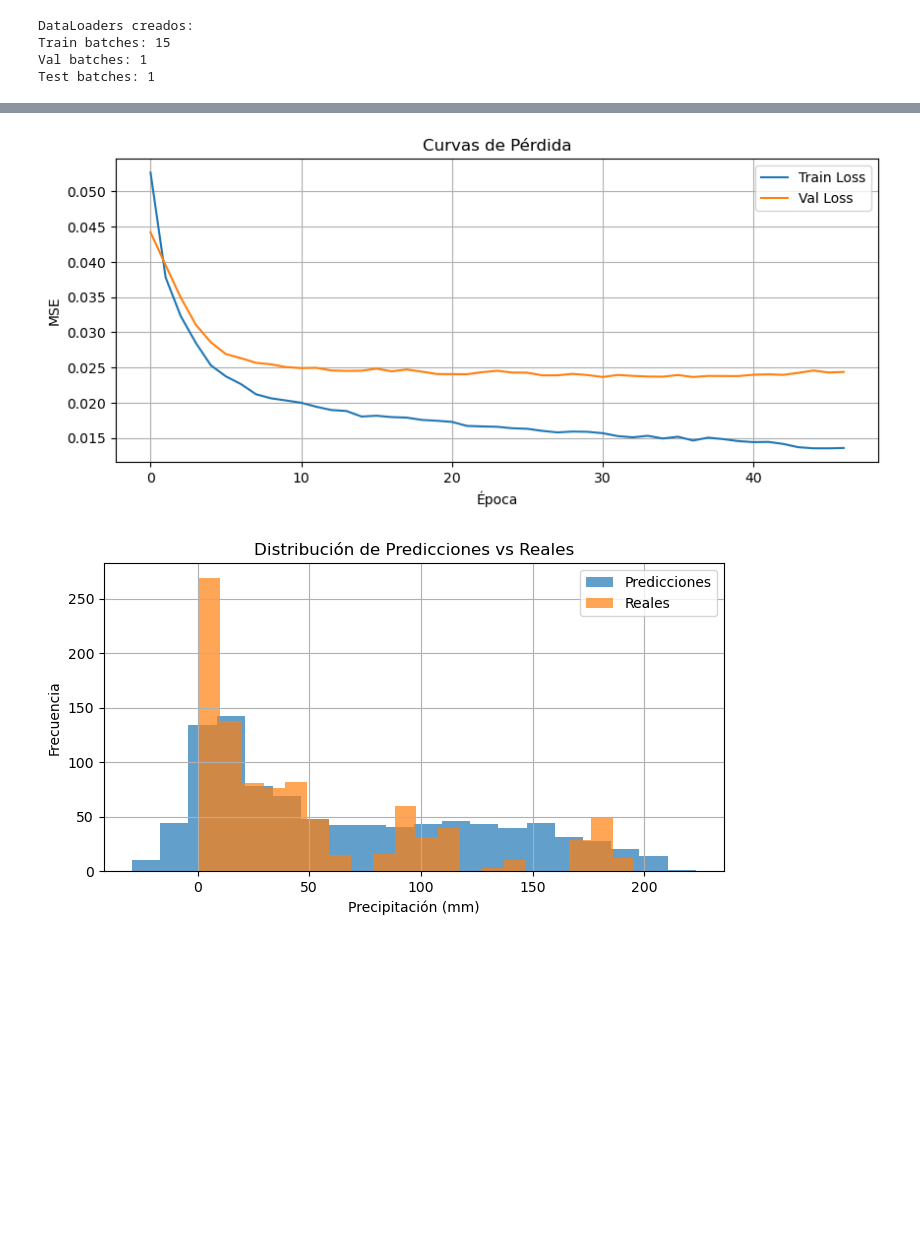
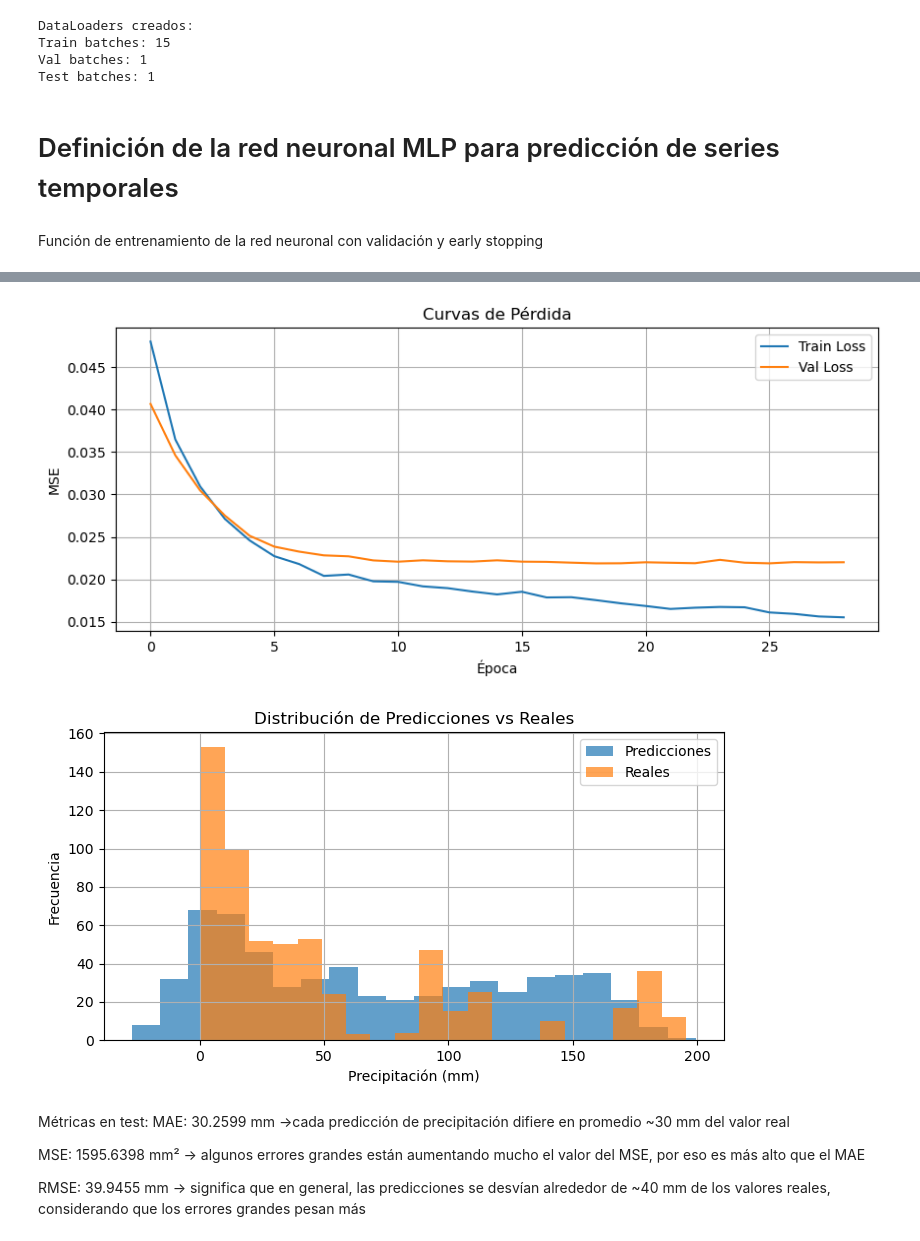
Before and after one commit to MjlMedrano/SIS420-IA-, a Jupyter notebook: Parcial/!erpractica/1erParcial.ipynb, the cells around one changed output, grey strips where cells are left out. Saved outputs shown, nothing was run; the diff lists cells and outputs as text; code cells hidden in the pictures; blank space fills up the shorter version.

```diff
--- a/Parcial/!erpractica/1erParcial.ipynb
+++ b/Parcial/!erpractica/1erParcial.ipynb
@@ -179,13 +204,15 @@ DataLoaders creados:
 Train batches: 15
 Val batches: 1
 Test batches: 1
+# %% [markdown]
+# Definición de la red neuronal MLP para predicción de series temporales
 # %%
 class MLPredictor(nn.Module):
-    def __init__(self, input_size=720, hidden_size=256, output_size=30, dropout=0.2):
+    def __init__(self, input_size=864, hidden_size=256, output_size=30, dropout=0.2):  # Número de características de entrada. Aquí es input_window (72 meses) × num_features (12) = 864.
         super(MLPredictor, self).__init__()
         self.fc1 = nn.Linear(input_size, hidden_size)
         self.relu = nn.ReLU()
-        self.dropout = nn.Dropout(dropout)
+        self.dropout = nn.Dropout(dropout) # Dropout para regularización desactiva el 20% de las neuronas
         self.fc2 = nn.Linear(hidden_size, output_size)
 
     def forward(self, x):
@@ -194,6 +221,8 @@ class MLPredictor(nn.Module):
         out = self.dropout(out)
         out = self.fc2(out)
         return out
+# %% [markdown]
+Función de entrenamiento de la red neuronal con validación y early stopping
 # %%
 # === Entrenamiento ===
 def train_model(model, train_loader, val_loader, epochs=100, lr=0.001, patience=10):
@@ -315,7 +344,7 @@ def evaluate_and_plot(model, test_loader, scaler_y, test_data_raw, input_window=
 # === Flujo Principal ===
 # Asumimos que ya tienes X_train_seq, y_train_seq, etc. del código anterior
 device = torch.device('cuda' if torch.cuda.is_available() else 'cpu')
-model = MLPredictor(input_size=720, hidden_size=128, output_size=30, dropout=0.2).to(device)
+model = MLPredictor(input_size=864, hidden_size=128, output_size=30, dropout=0.2).to(device)
 
 # Entrenar
 train_losses, val_losses = train_model(model, train_loader, val_loader, epochs=100, lr=0.0003, patience=10)
@@ -344,5 +373,12 @@ RMSE: 38.7953 mm
-[figure, old version]
+[figure, new version]
-[figure, old version]
+[figure, new version]
+# %% [markdown]
+Métricas en test:
+MAE: 30.2599 mm ->cada predicción de precipitación difiere en promedio ~30 mm del valor real
+
+MSE: 1595.6398 mm² -> algunos errores grandes están aumentando mucho el valor del MSE, por eso es más alto que el MAE
+
+RMSE: 39.9455 mm -> significa que en general, las predicciones se desvían alrededor de ~40 mm de los valores reales, considerando que los errores grandes pesan más
 # %%
 import matplotlib.pyplot as plt
 from sklearn.metrics import mean_absolute_error
```
Also changed, not shown: parts of 14 cells of this notebook, 10 other files.
